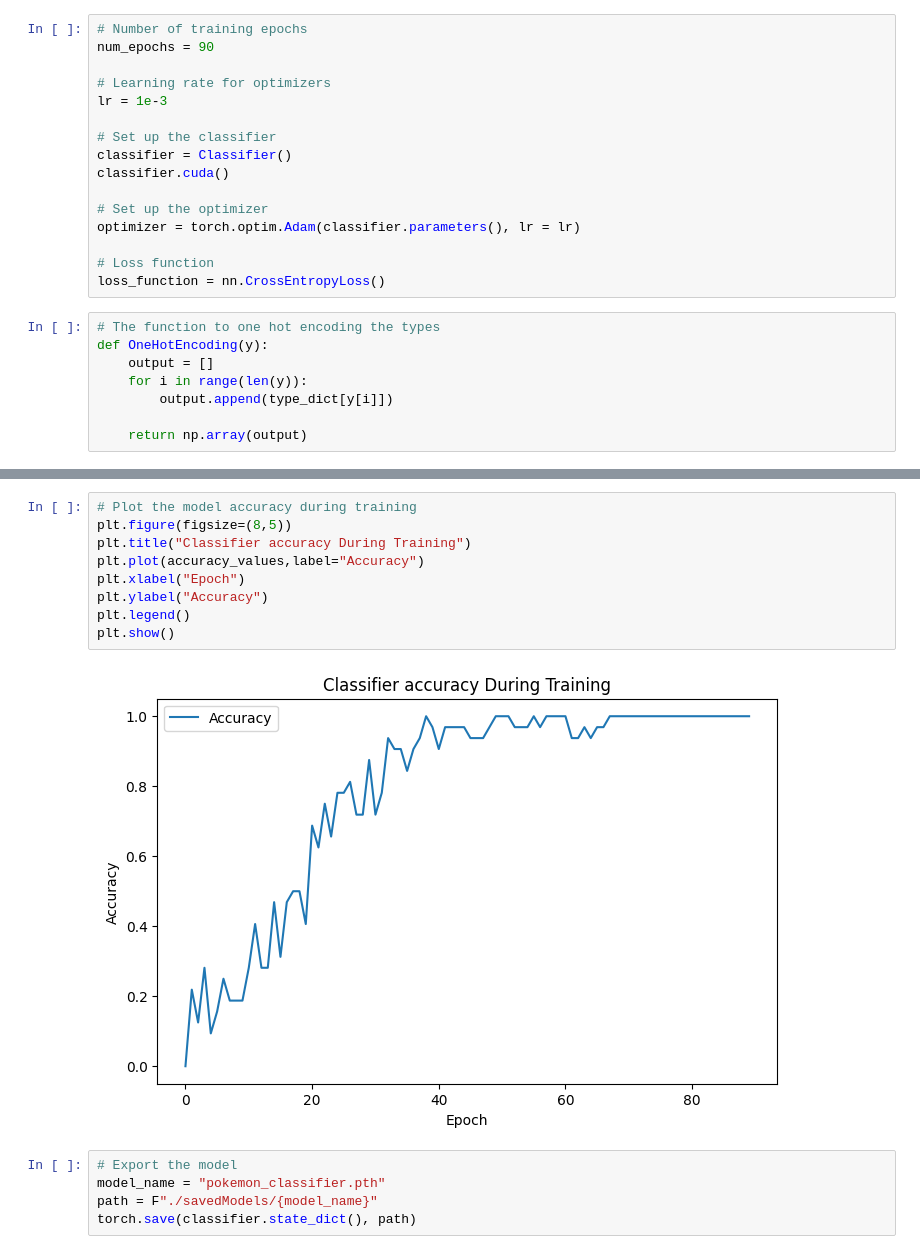
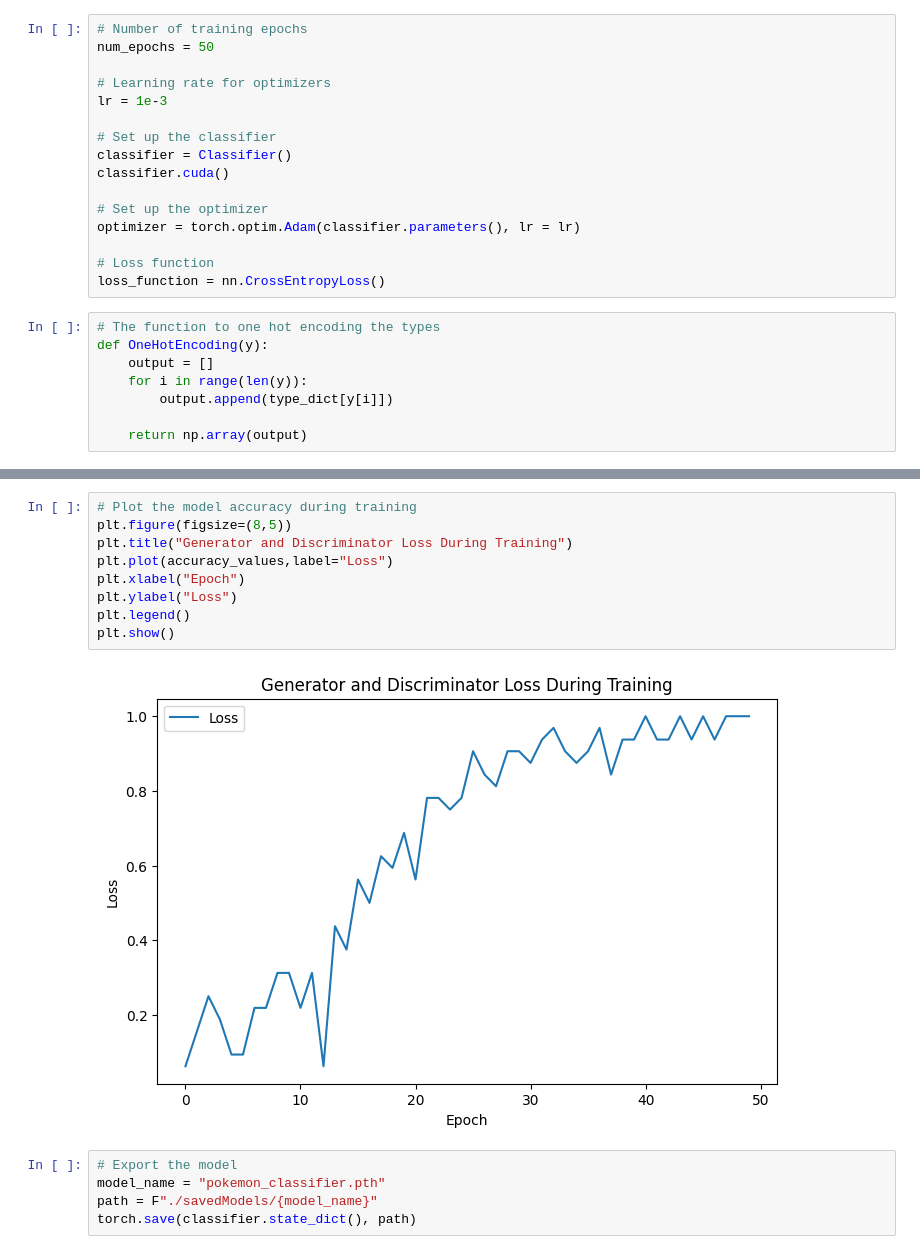
Before and after one commit to MannBen/ECS171-Proj, a Jupyter notebook: Pokemon_Classifier_Final.ipynb, the cells around one changed output, grey strips where cells are left out. Drawn from its saved outputs; the diff is of its cells as text.

```diff
--- a/Pokemon_Classifier_Final.ipynb
+++ b/Pokemon_Classifier_Final.ipynb
@@ -112,7 +111,7 @@ train_loader = torch.utils.data.DataLoader(datasetTrain, batch_size=32, shuffle=
 test_loader = torch.utils.data.DataLoader(datasetTest, batch_size=32, shuffle=False)
 # %%
 # Number of training epochs
-num_epochs = 90
+num_epochs = 50
 
 # Learning rate for optimizers
 lr = 1e-3
@@ -206,14 +205,14 @@ plt.show()
 # %%
 # Plot the model accuracy during training
 plt.figure(figsize=(8,5))
-plt.title("Classifier accuracy During Training")
-plt.plot(accuracy_values,label="Accuracy")
+plt.title("Generator and Discriminator Loss During Training")
+plt.plot(accuracy_values,label="Loss")
 plt.xlabel("Epoch")
-plt.ylabel("Accuracy")
+plt.ylabel("Loss")
 plt.legend()
 plt.show()
 # %% [output]
-[figure, old version]
+[figure, new version]
 # %%
 # Export the model
 model_name = "pokemon_classifier.pth"
```
Also changed, not shown: parts of 4 cells of this notebook, 7 other files.
